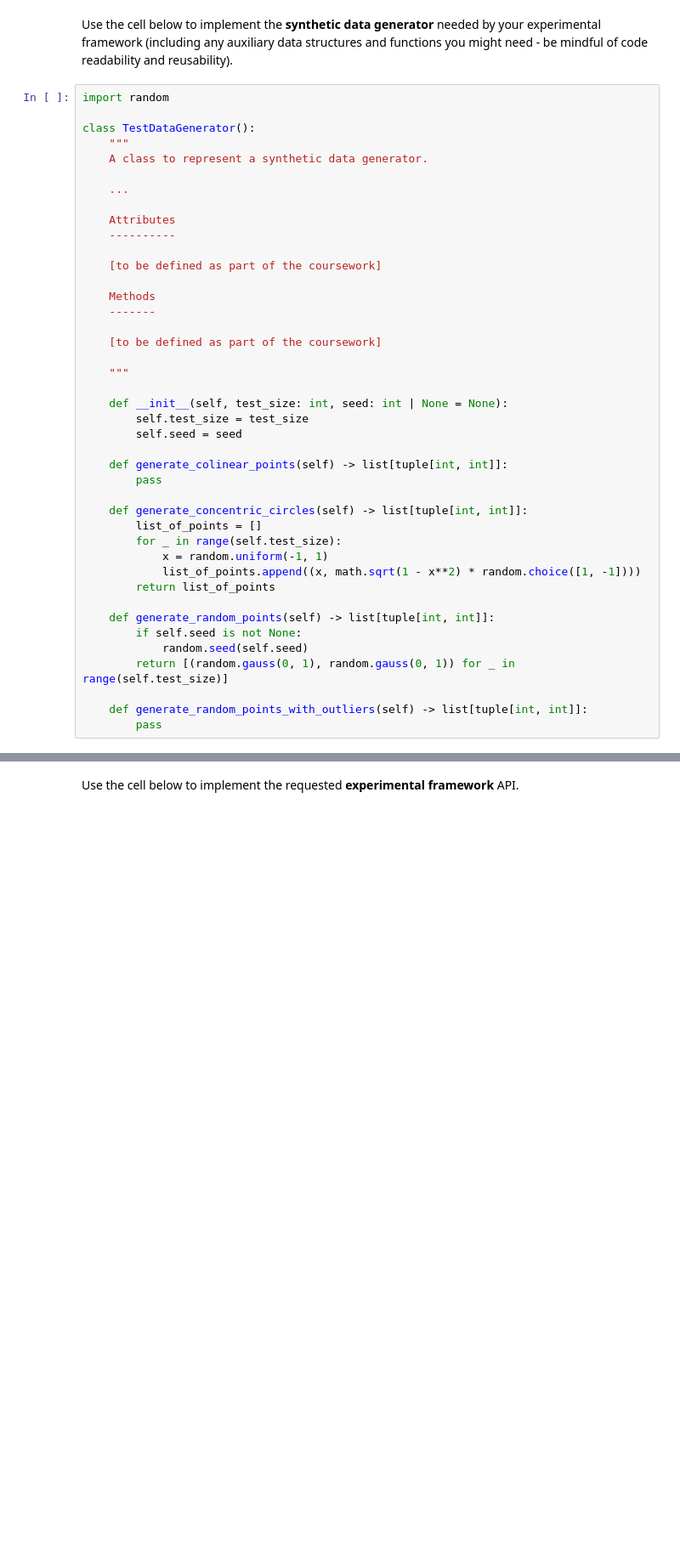
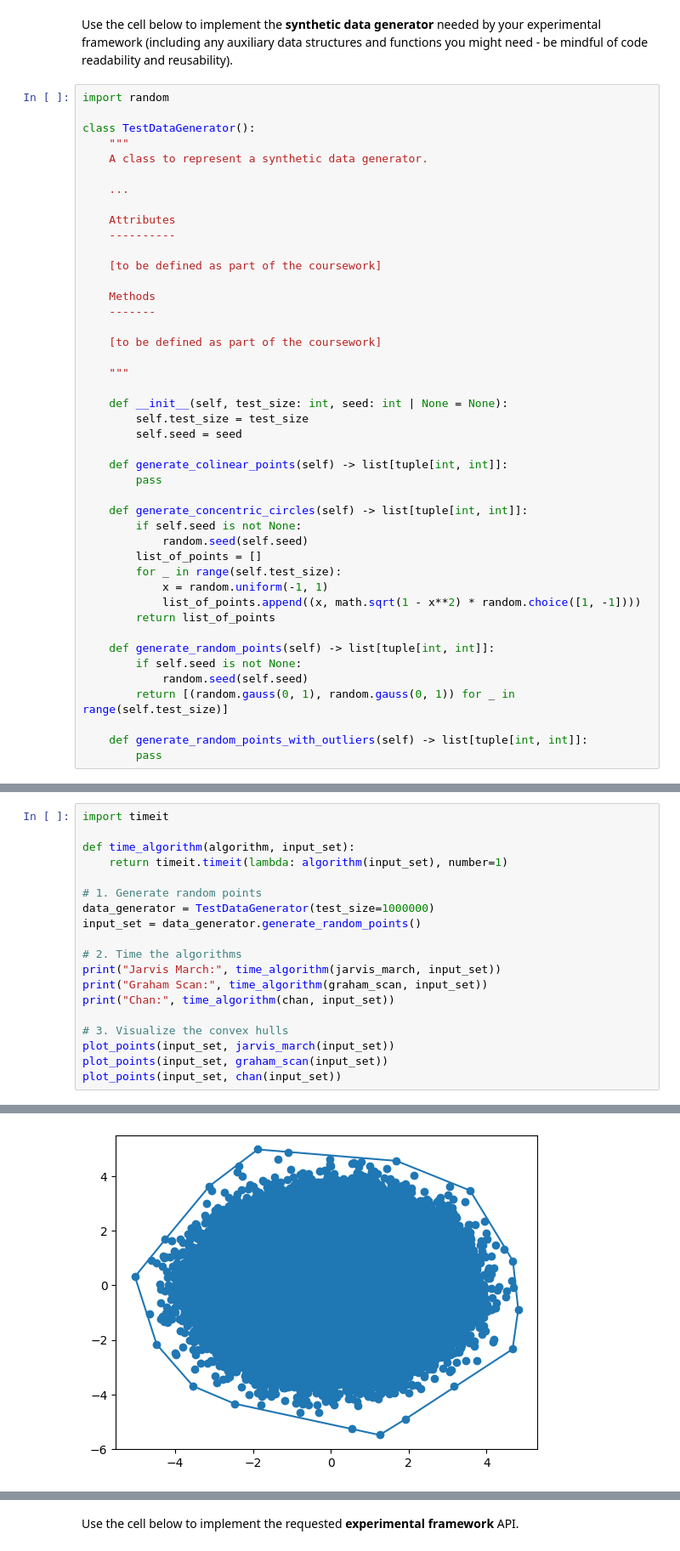
Before and after one commit to igreat/convex-hull, a Jupyter notebook: grp-001-0005code.ipynb, the cells around one changed output, grey strips where cells are left out. Shown at 85% size. Cells and saved outputs as stored; diff of their text form; blank space fills up the shorter version.

```diff
--- a/grp-001-0005code.ipynb
+++ b/grp-001-0005code.ipynb
@@ -248,6 +254,8 @@ class TestDataGenerator():
         pass
 
     def generate_concentric_circles(self) -> list[tuple[int, int]]:
+        if self.seed is not None:
+            random.seed(self.seed)
         list_of_points = []
         for _ in range(self.test_size):
             x = random.uniform(-1, 1)
@@ -281,0 +272,20 @@ plot_points(test_points, output_set)
+# %%
+import timeit
+
+def time_algorithm(algorithm, input_set):
+    return timeit.timeit(lambda: algorithm(input_set), number=1)
+
+# 1. Generate random points
+data_generator = TestDataGenerator(test_size=1000000)
+input_set = data_generator.generate_random_points()
+
+# 2. Time the algorithms
+print("Jarvis March:", time_algorithm(jarvis_march, input_set))
+print("Graham Scan:", time_algorithm(graham_scan, input_set))
+print("Chan:", time_algorithm(chan, input_set))
+
+# 3. Visualize the convex hulls
+plot_points(input_set, jarvis_march(input_set))
+plot_points(input_set, graham_scan(input_set))
+plot_points(input_set, chan(input_set))
+# %% [output]
@@ -281,0 +295 @@ plot_points(test_points, output_set)
+[figure, added]
```
Also changed, not shown: parts of 3 cells of this notebook.
